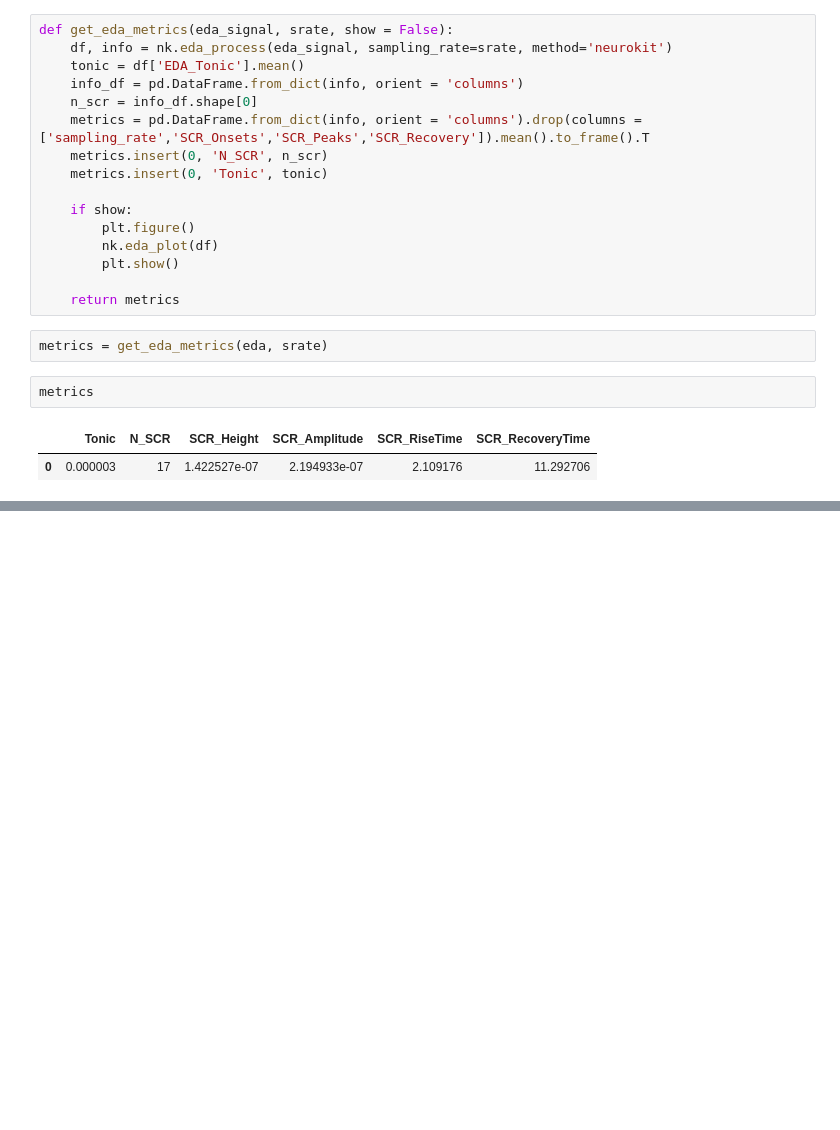
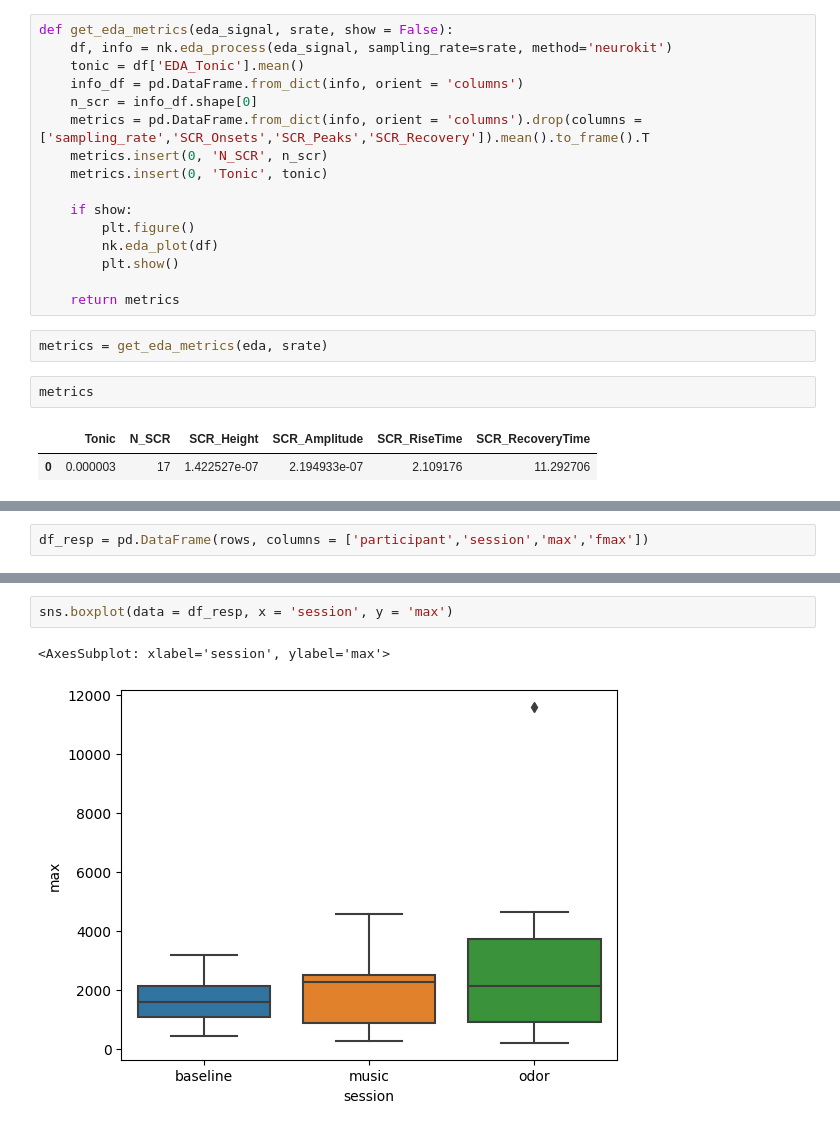
Before and after one commit to ValentinGhibaudo/Emosens_3, a Jupyter notebook: sandbox.ipynb, the cells around one changed output, grey strips where cells are left out. Drawn from its saved outputs; the diff is of its cells as text; blank space fills up the shorter version.

```diff
--- a/sandbox.ipynb
+++ b/sandbox.ipynb
@@ -328,0 +348,2 @@ metrics
+# %%
+df_resp = pd.DataFrame(rows, columns = ['participant','session','max','fmax'])
@@ -328,0 +370,5 @@ metrics
+# %%
+sns.boxplot(data = df_resp, x = 'session', y = 'max')
+# %% [output]
+<AxesSubplot: xlabel='session', ylabel='max'>
+[figure, added]
```
Also changed, not shown: parts of 4 cells of this notebook, 2 other files.
